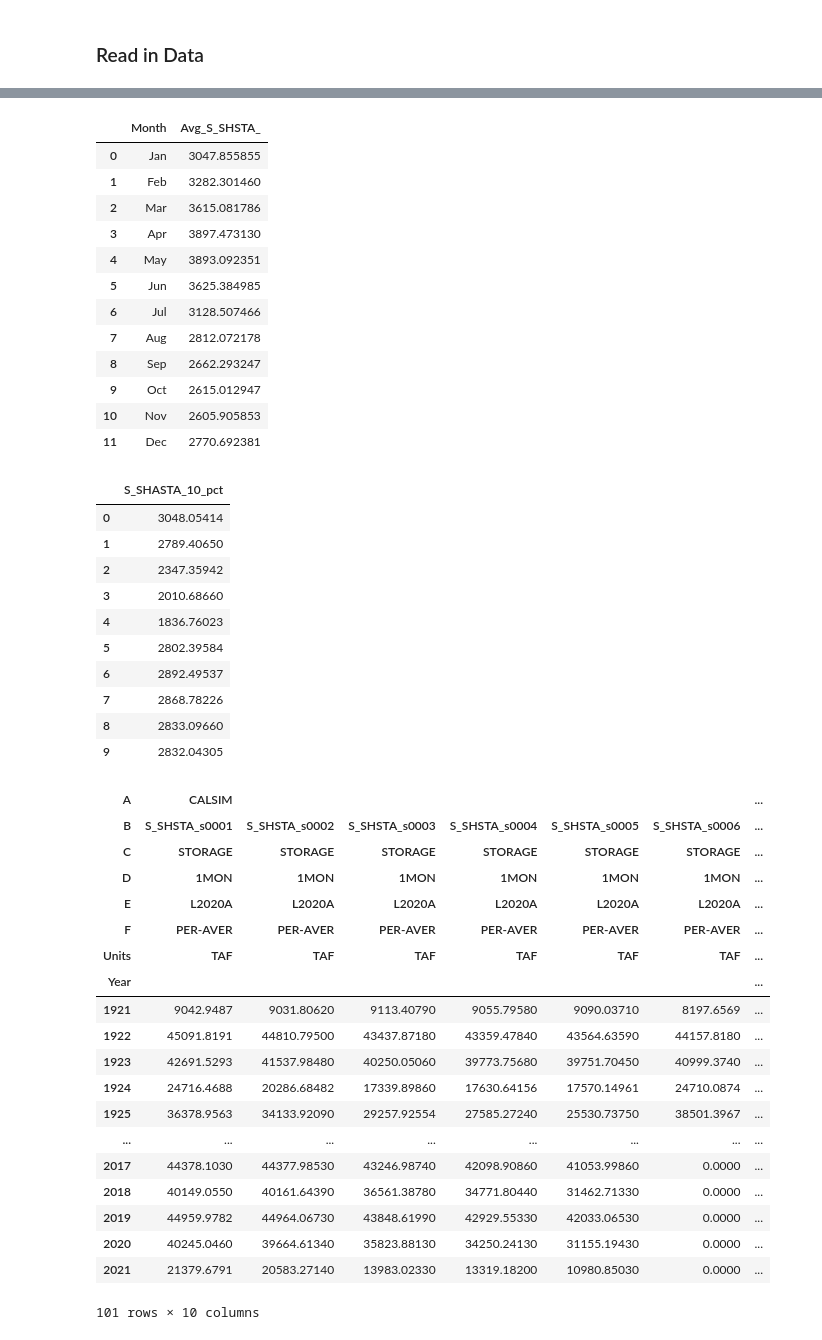
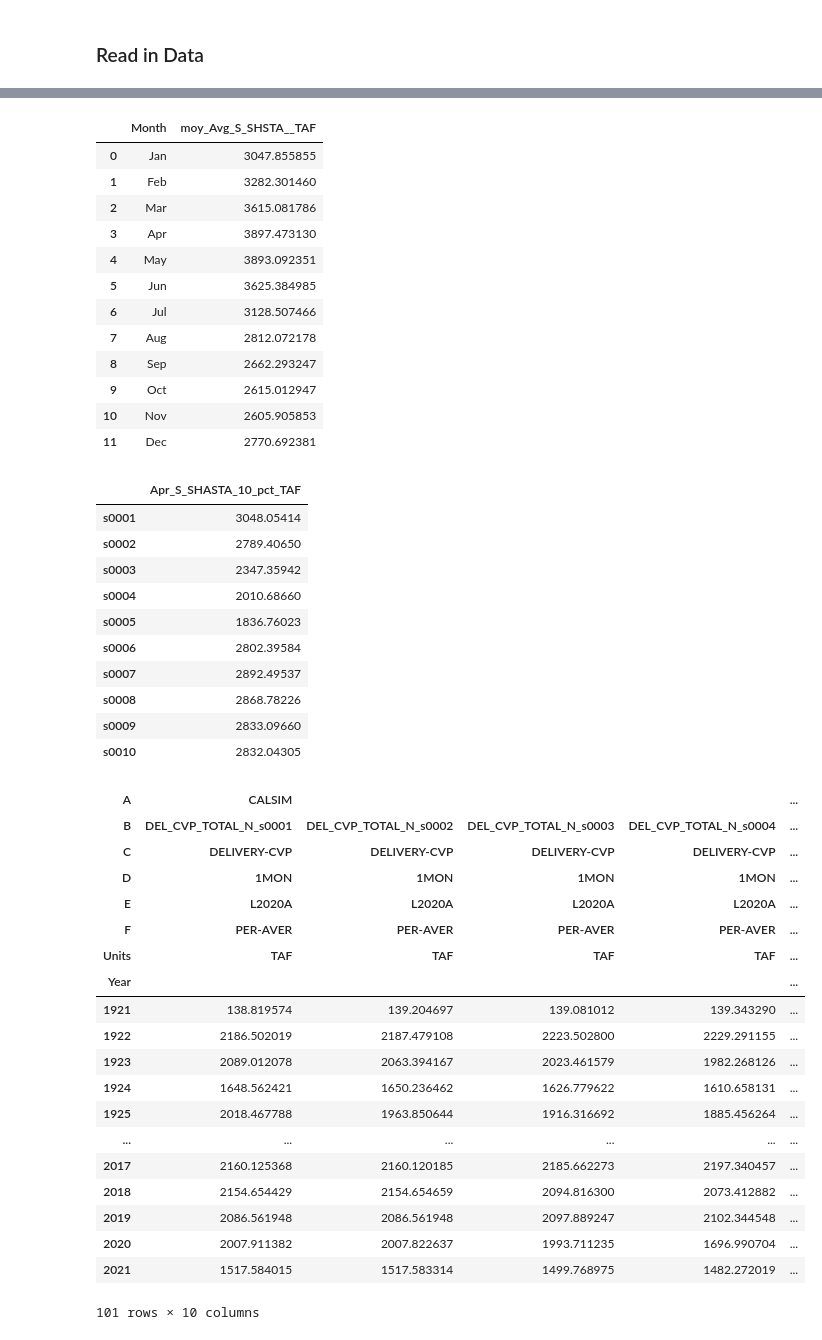
Before and after one commit to maramahmedd/coeqwal, a Jupyter notebook: notebooks/Metrics.ipynb, the cells around one changed output, grey strips where cells are left out. Cells and saved outputs as stored; diff of their text form; code cells hidden in the pictures.

```diff
--- a/notebooks/Metrics.ipynb
+++ b/notebooks/Metrics.ipynb
@@ -154,0 +26,2 @@ Model_Files\DSS\output
+# %%
+DssListFile, DssListTab, DssListPath, DssNamesOutPath, DssIndicesOutPath, DssDirsOutPath, VarListPath, VarListFile, VarListTab, VarOutPath, DataOutPath, ConvertDataOutPath, ExtractionSubPath, ModelSubPath, GroupDataDirPath, ScenarioDir, DssMin, DssMax, DirMin, DirMax, IndexMin, IndexMax, StartMin, StartMax, EndMin, EndMax, VarMin, VarMax = cu.read_init_file(CtrlFile, CtrlTab)
@@ -284,7 +189,7 @@ shasta_apr_avg
 shasta_moy_avgs = moy_avgs(df, "S_SHSTA_", dss_names)
 shasta_moy_avgs
 # %% [output]
-|  | Month | Avg_S_SHSTA_ |
+|  | Month | moy_Avg_S_SHSTA__TAF |
 | 0 | Jan | 3047.855855 |
 | 1 | Feb | 3282.301460 |
 | 2 | Mar | 3615.081786 |
@@ -302,41 +207,41 @@ shasta_moy_avgs
 shasta_apr_10_pct = mnth_percentile(df, dss_names, 0.1, "S_SHSTA_", "S_SHASTA_10_pct", 4)
 shasta_apr_10_pct
 # %% [output]
-|  | S_SHASTA_10_pct |
-| 0 | 3048.05414 |
-| 1 | 2789.40650 |
-| 2 | 2347.35942 |
-| 3 | 2010.68660 |
-| 4 | 1836.76023 |
-| 5 | 2802.39584 |
-| 6 | 2892.49537 |
-| 7 | 2868.78226 |
-| 8 | 2833.09660 |
-| 9 | 2832.04305 |
+|  | Apr_S_SHASTA_10_pct_TAF |
+| s0001 | 3048.05414 |
+| s0002 | 2789.40650 |
+| s0003 | 2347.35942 |
+| s0004 | 2010.68660 |
+| s0005 | 1836.76023 |
+| s0006 | 2802.39584 |
+| s0007 | 2892.49537 |
+| s0008 | 2868.78226 |
+| s0009 | 2833.09660 |
+| s0010 | 2832.04305 |
 # %%
-# Shasta annual totals
-shasta_ann_totals = annual_totals(df, "S_SHSTA_", "TAF")
-shasta_ann_totals
+# DEL_CVP_TOTAL_N annual totals
+DEL_CVP_TOTAL_N_ann_totals = annual_totals(df, "DEL_CVP_TOTAL_N", "TAF")
+DEL_CVP_TOTAL_N_ann_totals
 # %% [output]
-| A | CALSIM |  |  |  |  |  | ... |
-| B | S_SHSTA_s0001 | S_SHSTA_s0002 | S_SHSTA_s0003 | S_SHSTA_s0004 | S_SHSTA_s0005 | S_SHSTA_s0006 | ... |
-| C | STORAGE | STORAGE | STORAGE | STORAGE | STORAGE | STORAGE | ... |
-| D | 1MON | 1MON | 1MON | 1MON | 1MON | 1MON | ... |
-| E | L2020A | L2020A | L2020A | L2020A | L2020A | L2020A | ... |
-| F | PER-AVER | PER-AVER | PER-AVER | PER-AVER | PER-AVER | PER-AVER | ... |
-| Units | TAF | TAF | TAF | TAF | TAF | TAF | ... |
-| Year |  |  |  |  |  |  | ... |
-| 1921 | 9042.9487 | 9031.80620 | 9113.40790 | 9055.79580 | 9090.03710 | 8197.6569 | ... |
-| 1922 | 45091.8191 | 44810.79500 | 43437.87180 | 43359.47840 | 43564.63590 | 44157.8180 | ... |
-| 1923 | 42691.5293 | 41537.98480 | 40250.05060 | 39773.75680 | 39751.70450 | 40999.3740 | ... |
-| 1924 | 24716.4688 | 20286.68482 | 17339.89860 | 17630.64156 | 17570.14961 | 24710.0874 | ... |
-| 1925 | 36378.9563 | 34133.92090 | 29257.92554 | 27585.27240 | 25530.73750 | 38501.3967 | ... |
-| ... | ... | ... | ... | ... | ... | ... | ... |
-| 2017 | 44378.1030 | 44377.98530 | 43246.98740 | 42098.90860 | 41053.99860 | 0.0000 | ... |
-| 2018 | 40149.0550 | 40161.64390 | 36561.38780 | 34771.80440 | 31462.71330 | 0.0000 | ... |
-| 2019 | 44959.9782 | 44964.06730 | 43848.61990 | 42929.55330 | 42033.06530 | 0.0000 | ... |
-| 2020 | 40245.0460 | 39664.61340 | 35823.88130 | 34250.24130 | 31155.19430 | 0.0000 | ... |
-| 2021 | 21379.6791 | 20583.27140 | 13983.02330 | 13319.18200 | 10980.85030 | 0.0000 | ... |
+| A | CALSIM |  |  |  | ... |
+| B | DEL_CVP_TOTAL_N_s0001 | DEL_CVP_TOTAL_N_s0002 | DEL_CVP_TOTAL_N_s0003 | DEL_CVP_TOTAL_N_s0004 | ... |
+| C | DELIVERY-CVP | DELIVERY-CVP | DELIVERY-CVP | DELIVERY-CVP | ... |
+| D | 1MON | 1MON | 1MON | 1MON | ... |
+| E | L2020A | L2020A | L2020A | L2020A | ... |
+| F | PER-AVER | PER-AVER | PER-AVER | PER-AVER | ... |
+| Units | TAF | TAF | TAF | TAF | ... |
+| Year |  |  |  |  | ... |
+| 1921 | 138.819574 | 139.204697 | 139.081012 | 139.343290 | ... |
+| 1922 | 2186.502019 | 2187.479108 | 2223.502800 | 2229.291155 | ... |
+| 1923 | 2089.012078 | 2063.394167 | 2023.461579 | 1982.268126 | ... |
+| 1924 | 1648.562421 | 1650.236462 | 1626.779622 | 1610.658131 | ... |
+| 1925 | 2018.467788 | 1963.850644 | 1916.316692 | 1885.456264 | ... |
+| ... | ... | ... | ... | ... | ... |
+| 2017 | 2160.125368 | 2160.120185 | 2185.662273 | 2197.340457 | ... |
+| 2018 | 2154.654429 | 2154.654659 | 2094.816300 | 2073.412882 | ... |
+| 2019 | 2086.561948 | 2086.561948 | 2097.889247 | 2102.344548 | ... |
+| 2020 | 2007.911382 | 2007.822637 | 1993.711235 | 1696.990704 | ... |
+| 2021 | 1517.584015 | 1517.583314 | 1499.768975 | 1482.272019 | ... |
 101 rows × 10 columns
 # %%
 # Calculate exceedance probabilities
```
Also changed, not shown: parts of 42 cells of this notebook, 6 other files.
